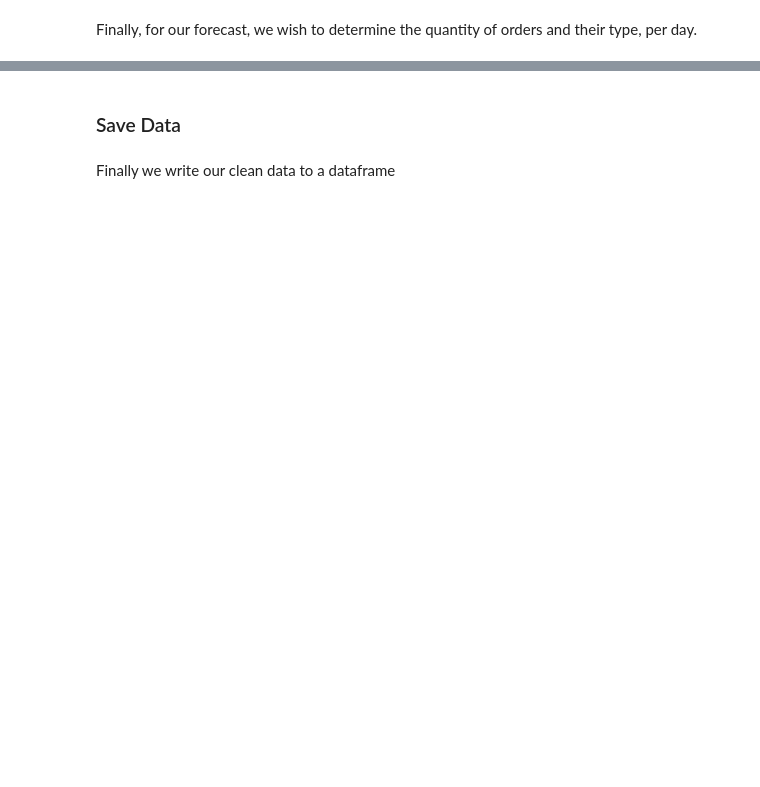
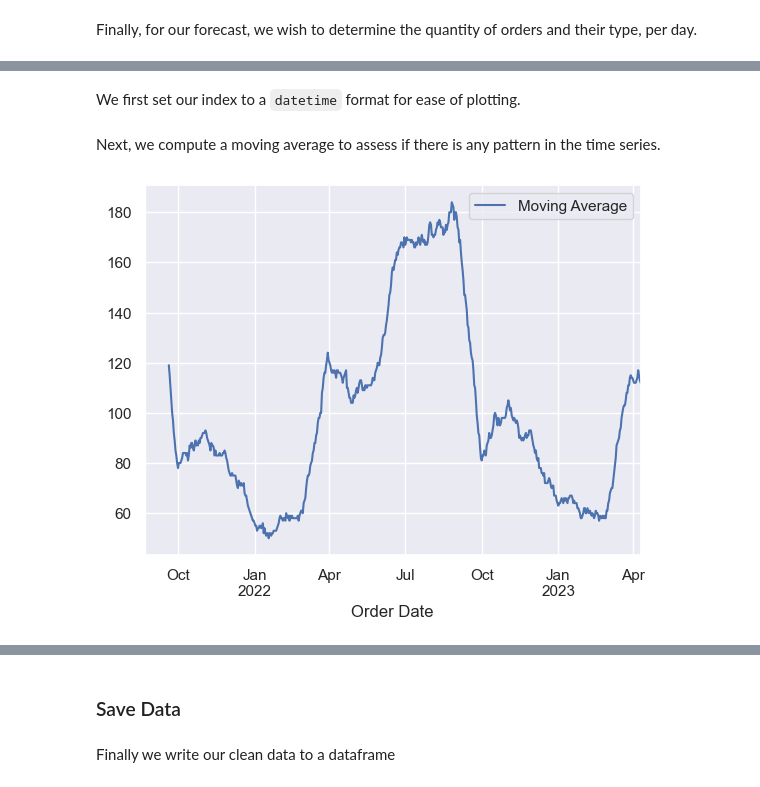
Before and after one commit to olly-mapps/techmodal-challenge, a Jupyter notebook: scripts/Data Analysis and Cleaning.ipynb, the cells around one changed output, grey strips where cells are left out. Drawn from its saved outputs; the diff is of its cells as text; code cells hidden in the pictures; blank space fills up the shorter version.

```diff
--- a/scripts/Data Analysis and Cleaning.ipynb
+++ b/scripts/Data Analysis and Cleaning.ipynb
@@ -160,5 +194,5 @@ orders_df = orders_df.drop(columns=['Distance (miles)', 'Order Time'])
 Finally, for our forecast, we wish to determine the quantity of orders and their type, per day.
 # %%
 box_type_count = orders_df.pivot_table(index='Order Date', columns='Box Type', aggfunc='size', fill_value=0)
-
-order_location_count = orders_df.pivot_table(index='Order Date', columns='Delivery Region', aggfunc='size', fill_value=0)
+box_type_count["Total"] = box_type_count["Large"] + box_type_count["Small"]
+box_type_count.head()
@@ -176,0 +207,13 @@ final_df.head()
+# %% [markdown]
+We first set our index to a `datetime` format for ease of plotting.
+# %%
+box_type_count.index = pd.DatetimeIndex(box_type_count.index).to_period('D')
+# %% [markdown]
+Next, we compute a moving average to assess if there is any pattern in the time series.
+# %%
+box_type_count['Moving Average'] = box_type_count['Total'].rolling(30).sum()
+box_type_count.plot(y = "Moving Average")
+
+plt.show()
+# %% [output]
+[figure, added]
```
Also changed, not shown: parts of 25 cells of this notebook, 3 other files.
